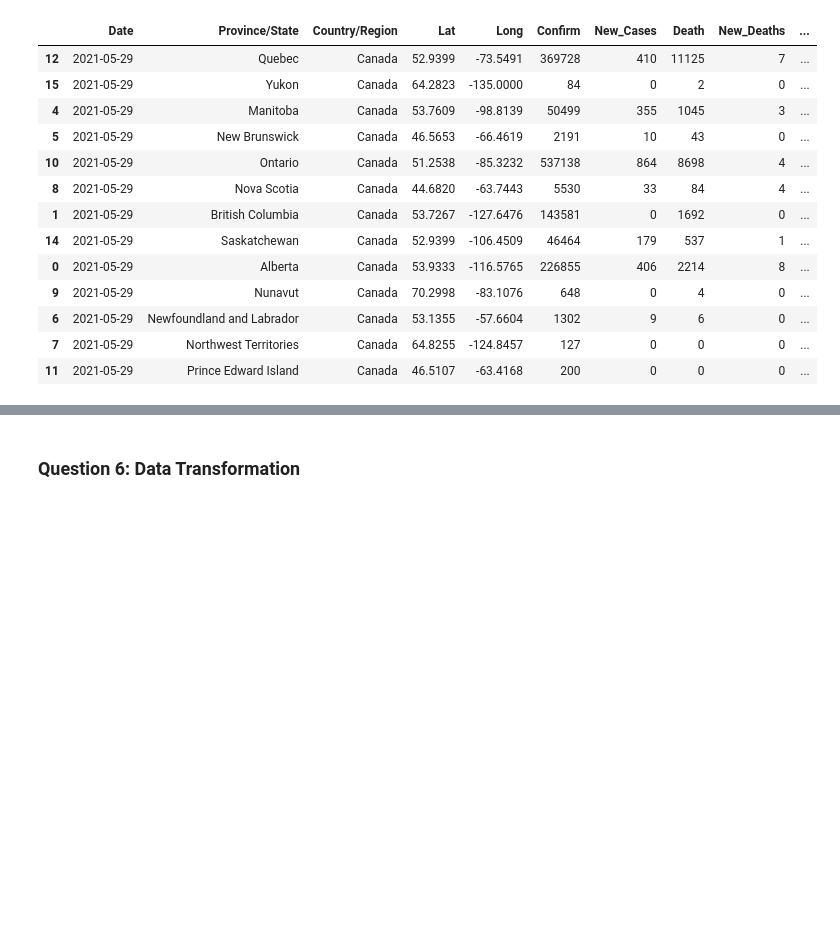
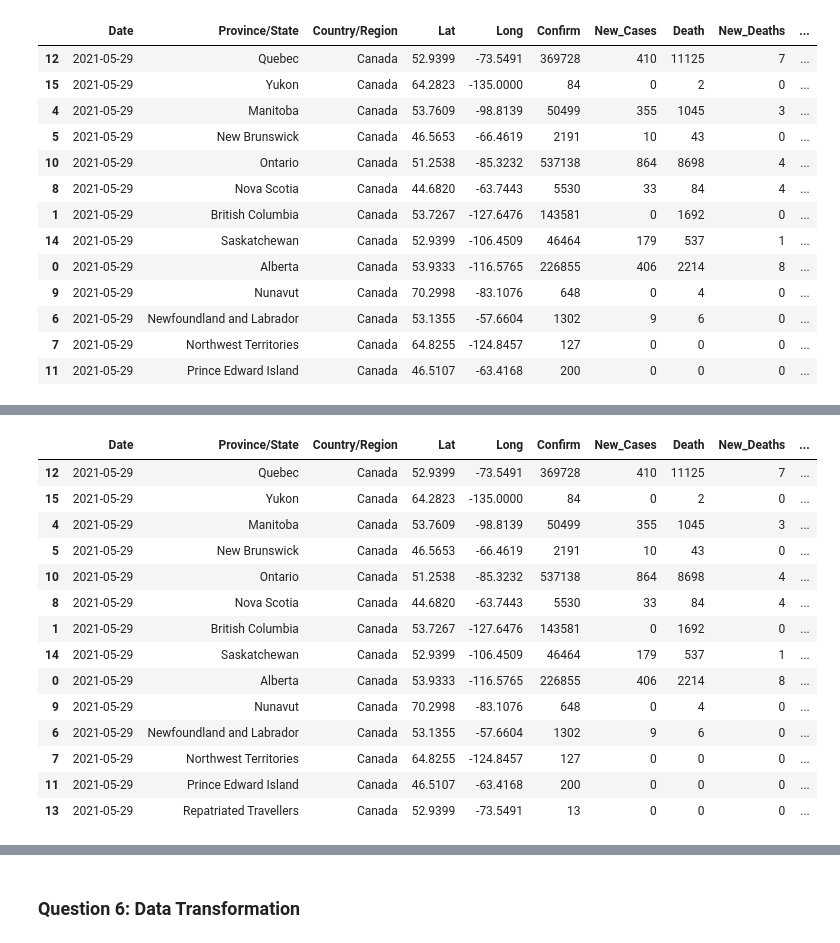
Before and after one commit to nabing259/covid19_casestudy, a Jupyter notebook: covid19_casestudy.ipynb, the cells around one changed output, grey strips where cells are left out. Drawn from its saved outputs; the diff is of its cells as text; code cells hidden in the pictures; blank space fills up the shorter version.

```diff
--- a/covid19_casestudy.ipynb
+++ b/covid19_casestudy.ipynb
@@ -391,9 +385,9 @@ provinces = {
 }
 
 # Filter the combined dataframe to include only the specified provinces and sort by death rate descending
-canada_combined = canada_combined[canada_combined['Province/State'].isin(provinces)].sort_values('Death_Rate', ascending=False)
+canada_combined_sorted = canada_combined[canada_combined['Province/State'].isin(provinces)].sort_values('Death_Rate', ascending=False)
 
-canada_combined
+canada_combined_sorted
 # %% [output]
 |  | Date | Province/State | Country/Region | Lat | Long | Confirm | New_Cases | Death | New_Deaths | ... |
 | 12 | 2021-05-29 | Quebec | Canada | 52.9399 | -73.5491 | 369728 | 410 | 11125 | 7 | ... |
@@ -424,3 +418,23 @@ fig = px.bar(
 fig.show()
 # %% [output]
 [interactive output not drawn]
+# %%
+# Drop Lat & Long which has value 0
+canada_combined_drop_0 = canada_combined[canada_combined['Lat'] > 0].sort_values('Death_Rate', ascending=False)
+canada_combined_drop_0
+# %% [output]
+|  | Date | Province/State | Country/Region | Lat | Long | Confirm | New_Cases | Death | New_Deaths | ... |
+| 12 | 2021-05-29 | Quebec | Canada | 52.9399 | -73.5491 | 369728 | 410 | 11125 | 7 | ... |
+| 15 | 2021-05-29 | Yukon | Canada | 64.2823 | -135.0000 | 84 | 0 | 2 | 0 | ... |
+| 4 | 2021-05-29 | Manitoba | Canada | 53.7609 | -98.8139 | 50499 | 355 | 1045 | 3 | ... |
+| 5 | 2021-05-29 | New Brunswick | Canada | 46.5653 | -66.4619 | 2191 | 10 | 43 | 0 | ... |
+| 10 | 2021-05-29 | Ontario | Canada | 51.2538 | -85.3232 | 537138 | 864 | 8698 | 4 | ... |
+| 8 | 2021-05-29 | Nova Scotia | Canada | 44.6820 | -63.7443 | 5530 | 33 | 84 | 4 | ... |
+| 1 | 2021-05-29 | British Columbia | Canada | 53.7267 | -127.6476 | 143581 | 0 | 1692 | 0 | ... |
+| 14 | 2021-05-29 | Saskatchewan | Canada | 52.9399 | -106.4509 | 46464 | 179 | 537 | 1 | ... |
+| 0 | 2021-05-29 | Alberta | Canada | 53.9333 | -116.5765 | 226855 | 406 | 2214 | 8 | ... |
+| 9 | 2021-05-29 | Nunavut | Canada | 70.2998 | -83.1076 | 648 | 0 | 4 | 0 | ... |
+| 6 | 2021-05-29 | Newfoundland and Labrador | Canada | 53.1355 | -57.6604 | 1302 | 9 | 6 | 0 | ... |
+| 7 | 2021-05-29 | Northwest Territories | Canada | 64.8255 | -124.8457 | 127 | 0 | 0 | 0 | ... |
+| 11 | 2021-05-29 | Prince Edward Island | Canada | 46.5107 | -63.4168 | 200 | 0 | 0 | 0 | ... |
+| 13 | 2021-05-29 | Repatriated Travellers | Canada | 52.9399 | -73.5491 | 13 | 0 | 0 | 0 | ... |
```
Also changed, not shown: parts of 6 cells of this notebook.
